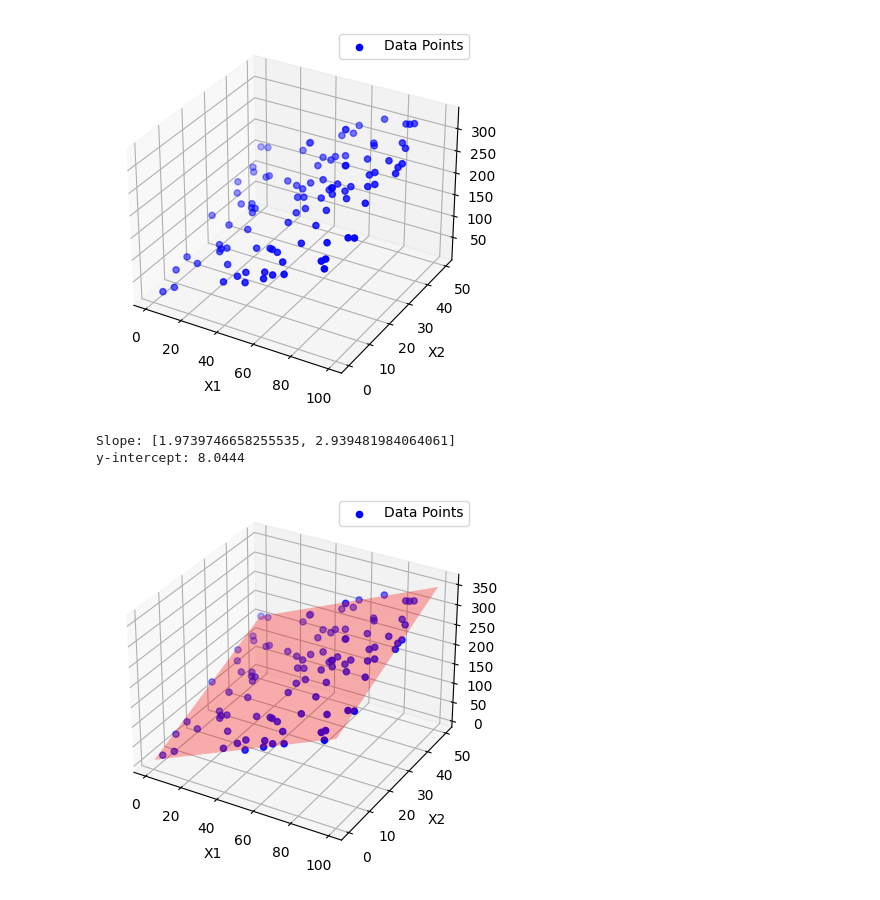
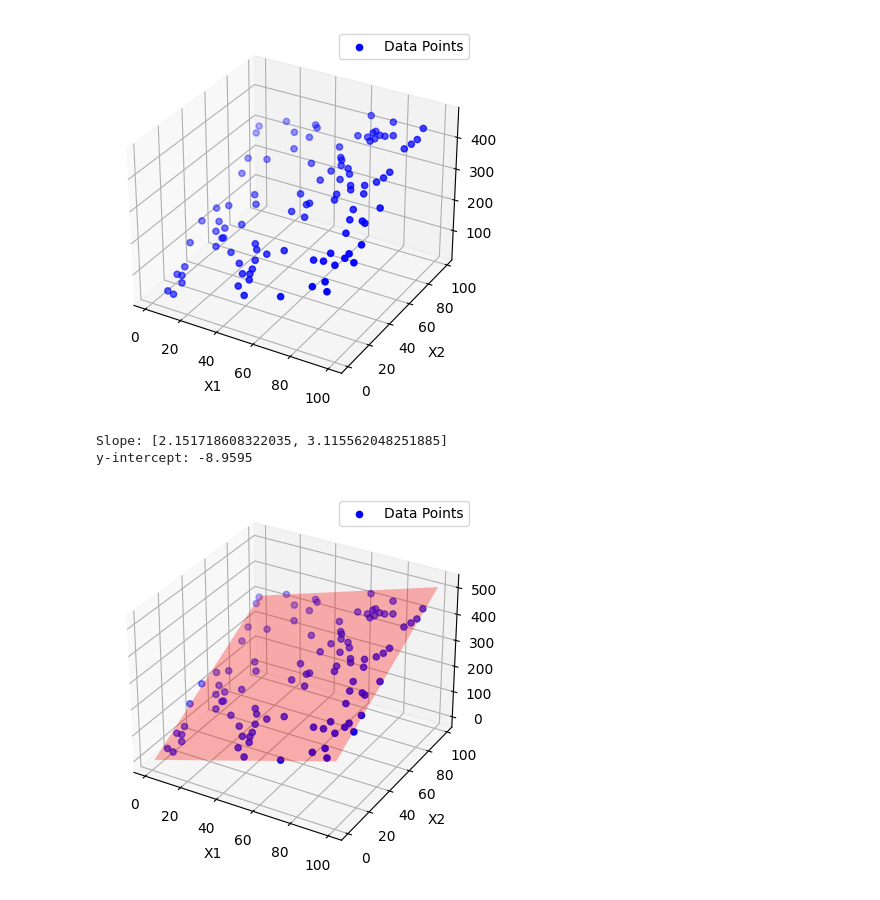
Before and after one commit to SabienNguyen/micro-scikit, a Jupyter notebook: main.ipynb, the cells around one changed output. Saved outputs shown, nothing was run; the diff lists cells and outputs as text; code cells hidden in the pictures.

```diff
--- a/main.ipynb
+++ b/main.ipynb
@@ -46,39 +46,39 @@ plt.show()
 # %%
 from mpl_toolkits.mplot3d import Axes3D
 
 m1 = 2
 m2 = 3
 b = 5
 
 noise_std = 1
 
 num_points = 100
 
 X1 = np.random.rand(num_points) * 100
-X2 = np.random.rand(num_points) * 50
+X2 = np.random.rand(num_points) * 100
 
 noise = np.random.normal(0, noise_std, num_points)
 
-y = m1 * X1 + m2 * X2 + b + noise
+y = m1 * X1 + m2 * X2 + b
 
 fig = plt.figure()
 ax = fig.add_subplot(111, projection='3d')
 
 ax.scatter(X1, X2, y, color='blue', label='Data Points')
 ax.set_xlabel('X1')
 ax.set_ylabel('X2')
 ax.set_zlabel('y')
 plt.legend()
 plt.show()
 # %% [output]
-[figure, old version]
+[figure, new version]
 # %%
 from Linear_Algorithms import MutipleLinearRegression
 m, b = MutipleLinearRegression([X1, X2], y)
 print(f"Slope: {m}\ny-intercept: {b:.4f}")
 # %% [output]
-Slope: [1.9739746658255535, 2.939481984064061]
-y-intercept: 8.0444
+Slope: [2.151718608322035, 3.115562048251885]
+y-intercept: -8.9595
 # %%
 # Create a grid of X1 and X2 values
 X1_grid, X2_grid = np.meshgrid(np.linspace(X1.min(), X1.max(), 10),
@@ -99,4 +99,4 @@ ax.set_zlabel('y')
 plt.legend()
 plt.show()
 # %% [output]
-[figure, old version]
+[figure, new version]
```
Also changed, not shown: parts of 3 cells of this notebook, 1 other file.
